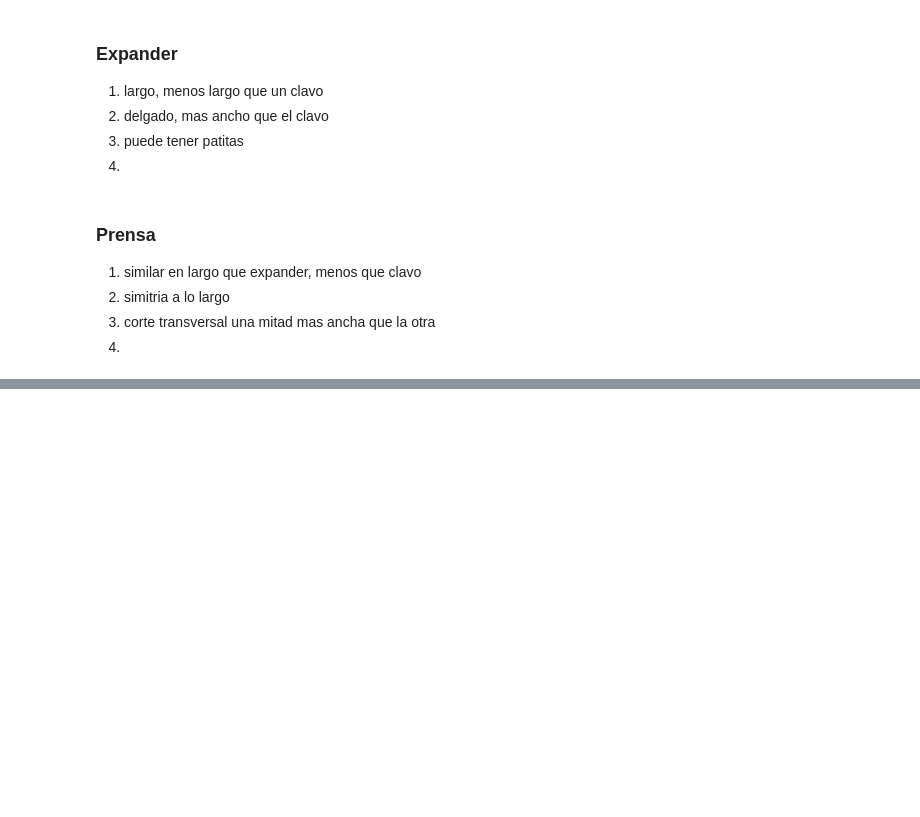
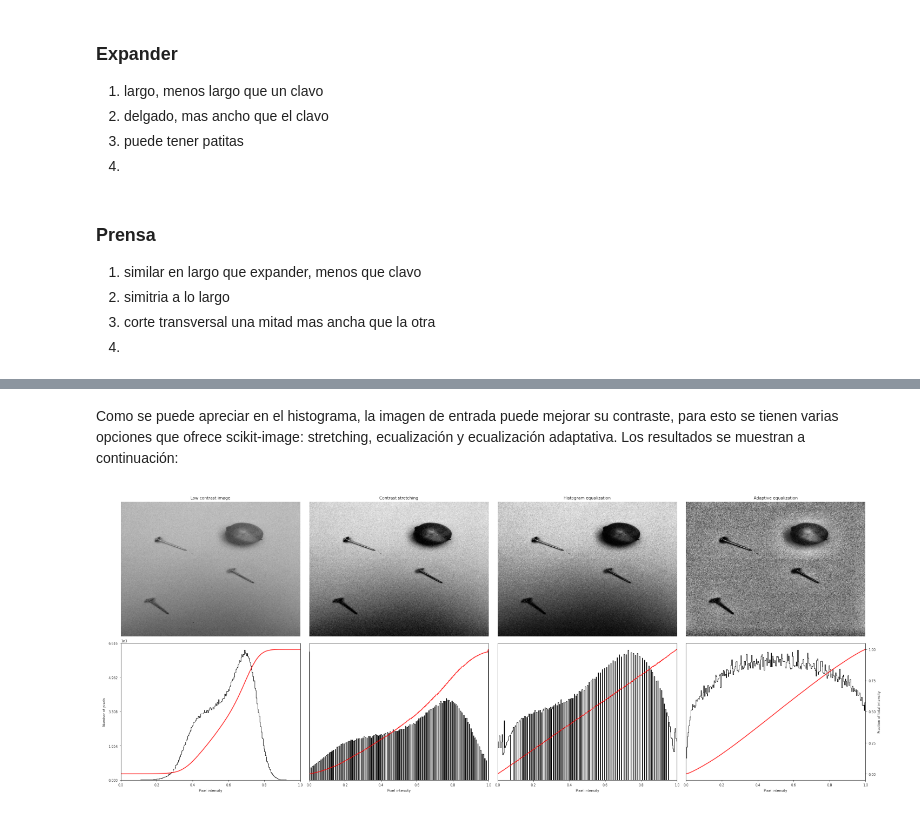
Before and after one commit to carlosjaravas/-Tarea_4_Vision, a Jupyter notebook: Tarea4.ipynb, the cells around one changed output, grey strips where cells are left out. Drawn from its saved outputs; the diff is of its cells as text; code cells hidden in the pictures; blank space fills up the shorter version.

```diff
--- a/Tarea4.ipynb
+++ b/Tarea4.ipynb
@@ -140,0 +97,12 @@ plt.show()
+# %% [markdown]
+Como se puede apreciar en el histograma, la imagen de entrada puede mejorar su contraste, para esto se tienen varias opciones que ofrece scikit-image: stretching, ecualización y ecualización adaptativa. Los resultados se muestran a continuación:
+# %%
+# https://scikit-image.org/docs/stable/auto_examples/color_exposure/plot_equalize.html
+file_path = os.path.join(path , 'EQ_3.png')
+TYPES_EQUA = io.imread(file_path)
+plt.figure(figsize = (26,13))
+plt.imshow(TYPES_EQUA,cmap='gray')
+plt.axis('off')
+plt.show()
+# %% [output]
+[figure, added]
```
Also changed, not shown: parts of 11 cells of this notebook, 23 other files.
